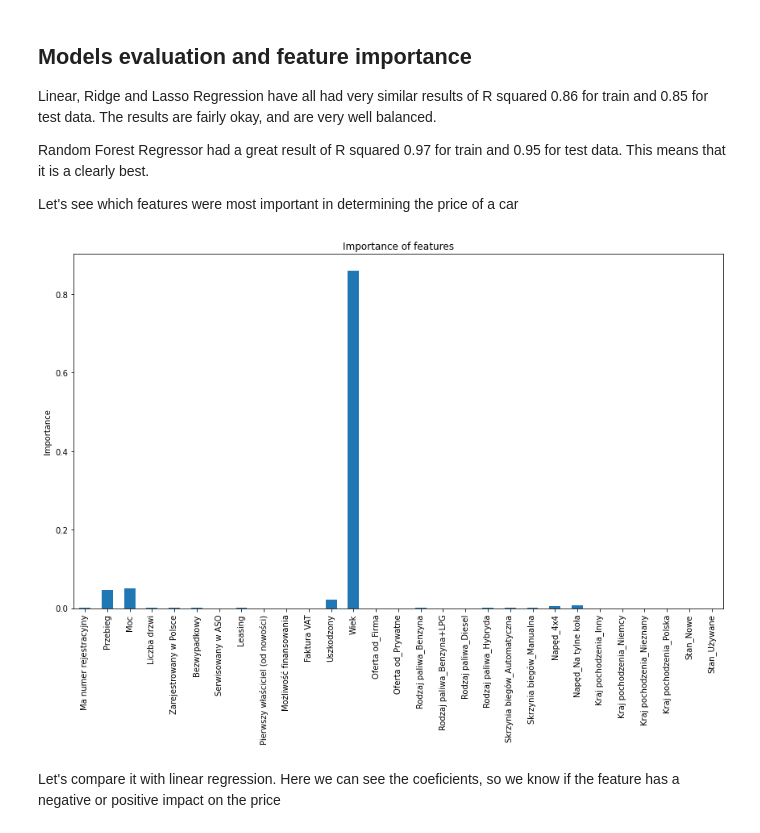
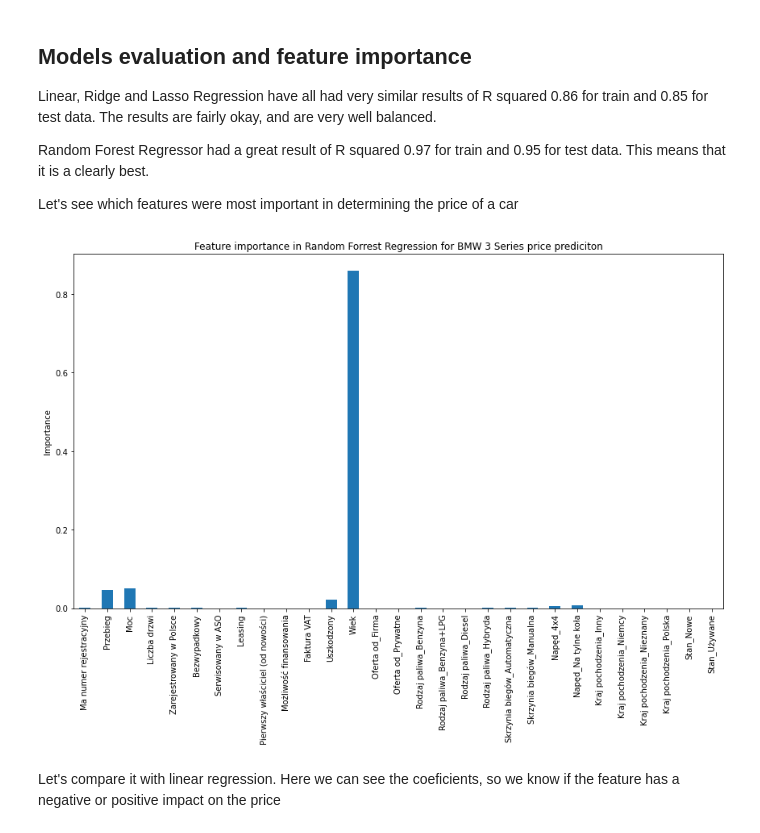
Before and after one commit to WaznyKamo/BMW-3-market_analysis_and_price_prediction, a Jupyter notebook: BMW 3 price analysis and prediction.ipynb, the cells around one changed output. Drawn from its saved outputs; the diff is of its cells as text; code cells hidden in the pictures.

Commit message:
fixed graphs

```diff
--- a/BMW 3 price analysis and prediction.ipynb
+++ b/BMW 3 price analysis and prediction.ipynb
@@ -622,16 +622,16 @@ Let's see which features were most important in determining the price of a car
 # %%
 importances = forest_model.best_estimator_.feature_importances_
 feature_names = data_OH.iloc[:, 1:].columns
 
 forest_importances = pd.Series(importances, index=feature_names)
 
 fig, ax = plt.subplots(figsize=[12,9])
 forest_importances.plot.bar()
-ax.set_title("Importance of features")
+ax.set_title("Feature importance in Random Forrest Regression for BMW 3 Series price prediciton")
 ax.set_ylabel("Importance")
 fig.tight_layout()
 # %% [output]
-[figure, old version]
+[figure, new version]
 # %% [markdown]
 Let's compare it with linear regression.
 Here we can see the coeficients, so we know if the feature has a negative or positive impact on the price
```
Also changed, not shown: 1 other file.
